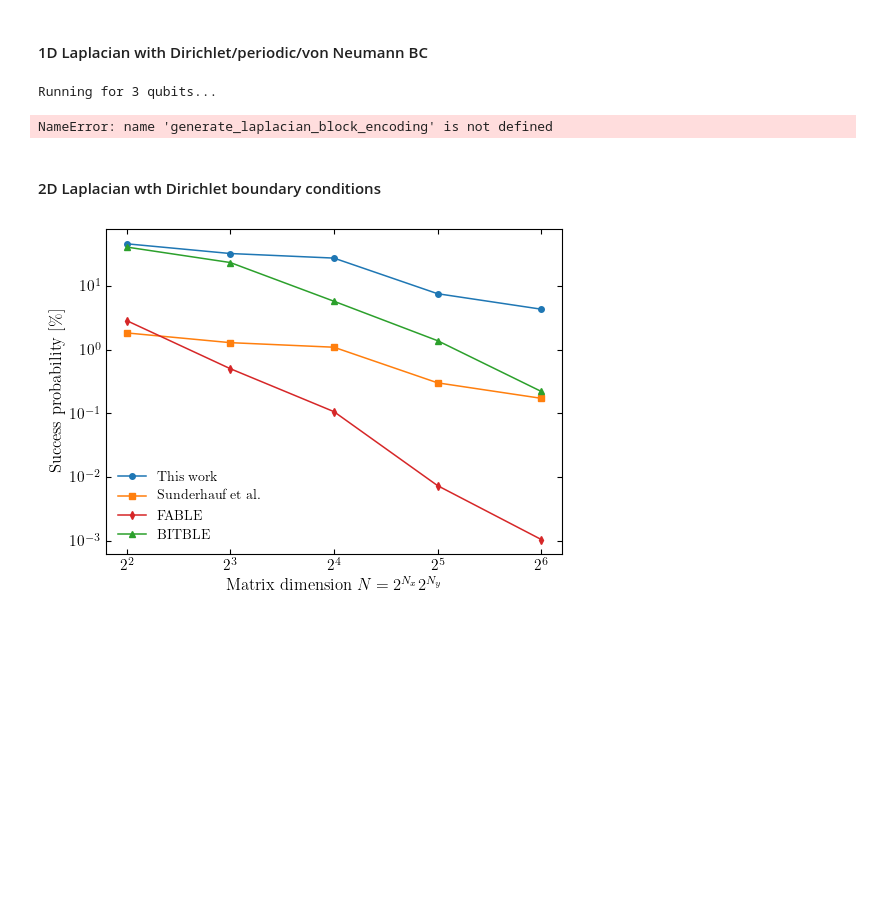
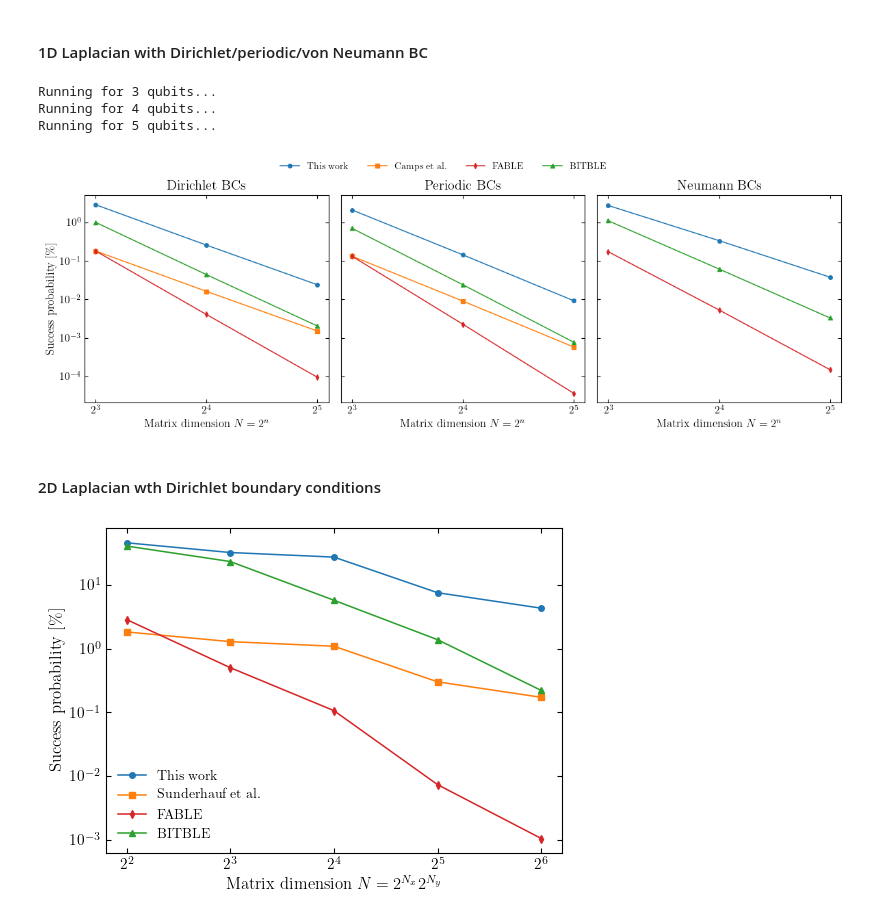
Before and after one commit to TDC28/laplacian_beqc, a Jupyter notebook: comparison.ipynb, the cells around one changed output. Drawn from its saved outputs; the diff is of its cells as text; code cells hidden in the pictures; blank space fills up the shorter version.

```diff
--- a/comparison.ipynb
+++ b/comparison.ipynb
@@ -1099,7 +1097,7 @@ for i in range(len(nqs)):
     ###############################
 
     # - Our block encoding
-    qc = generate_laplacian_block_encoding([nq], bcs=["periodic"], vs=v_normed)
+    qc = generate_laplacian_beqc([nq], bcs=["periodic"], vs=v_normed)
     unitary = get_circuit_unitary(qc, [nq])
     sprob_our_be_1d_pbc.append(100 * np.linalg.norm(unitary[:, 0]) ** 2)
 
@@ -1136,7 +1134,7 @@ for i in range(len(nqs)):
     ###############################
 
     # - Our block encoding
-    qc = generate_laplacian_block_encoding([nq], vs=v_normed, bcs=["neumann"])
+    qc = generate_laplacian_beqc([nq], vs=v_normed, bcs=["neumann"])
     unitary = get_circuit_unitary(qc, [nq])
     sprob_our_be_1d_nbc.append(100 * np.linalg.norm(unitary[:, 0]) ** 2)
 
@@ -1199,34 +1197,36 @@ axes[2].plot(n_points, sprob_fable_1d_nbc,
              marker=markers["fable"], color=colors["fable"])
 axes[2].plot(n_points, sprob_bitble_1d_nbc,
              marker=markers["bitble"], color=colors["bitble"])
 axes[2].set_title("Neumann BCs")
 
 # =====================================================
 # Shared formatting
 # =====================================================
 for ax in axes:
     ax.set_xscale("log", base=2)
     ax.set_yscale("log")
     ax.set_xlabel(r"Matrix dimension $N=2^{n}$")
     ax.grid(False)
     ax.tick_params(direction="in", which="both", top=True, right=True)
     ax.xaxis.set_minor_locator(mpl.ticker.NullLocator())
     ax.yaxis.set_minor_locator(mpl.ticker.NullLocator())
 
 # Single global legend
 handles, labels = axes[0].get_legend_handles_labels()
 fig.legend(handles, labels,
            loc="upper center",
            ncol=4,
            frameon=False,
            bbox_to_anchor=(0.5, 1.05))
 
 plt.tight_layout()
 plt.savefig("figs/1d_success_probability.png", bbox_inches="tight", dpi=1200)
 plt.show()
 # %% [output]
 Running for 3 qubits...
+Running for 4 qubits...
+Running for 5 qubits...
-NameError: name 'generate_laplacian_block_encoding' is not defined
+[figure, added]
 # %% [markdown]
 #### 2D Laplacian wth Dirichlet boundary conditions
 # %%
```
Also changed, not shown: parts of 10 cells of this notebook, 10 other files.
